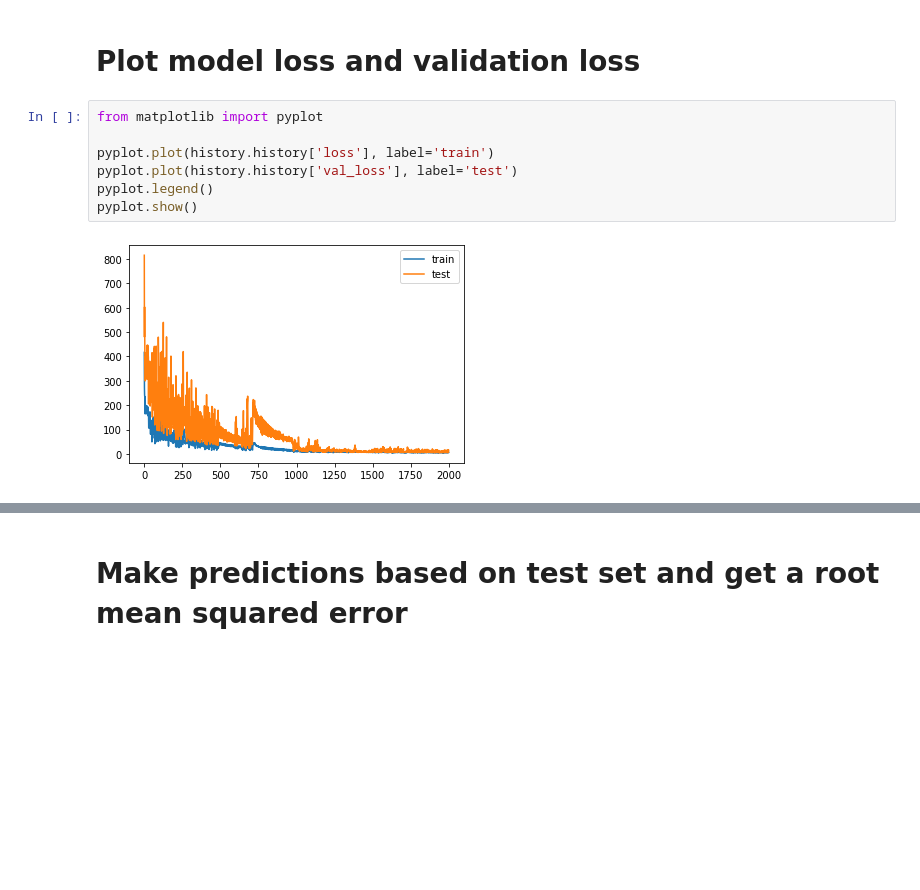
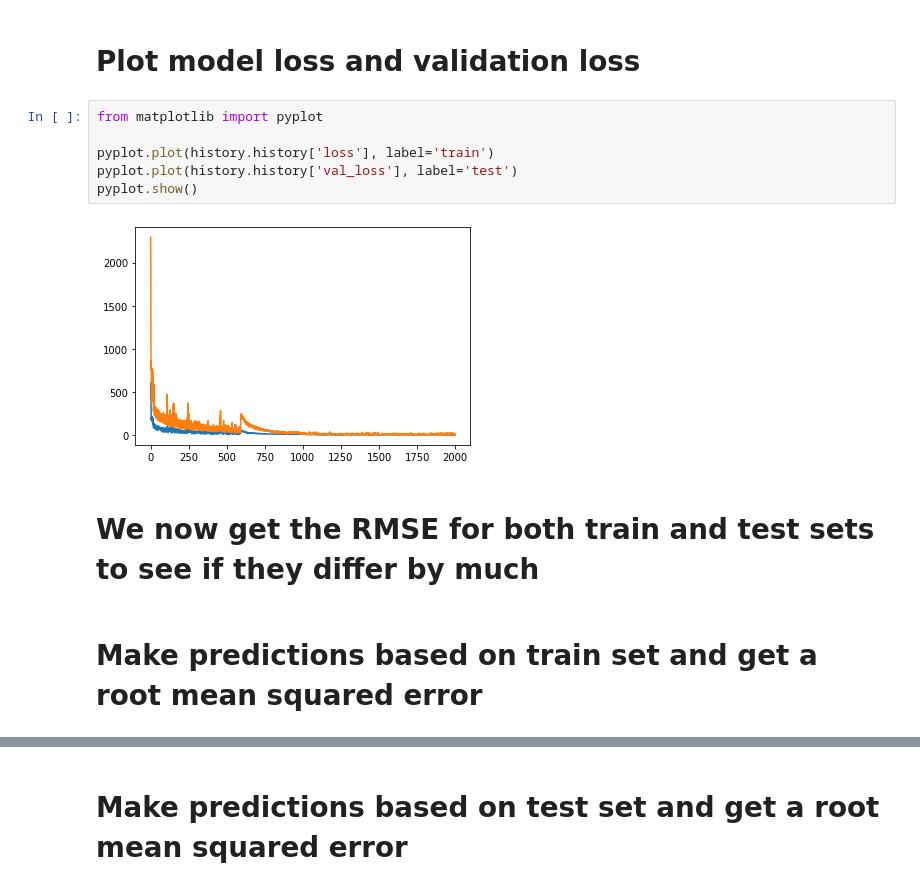
Before and after one commit to nnbaokhang/Descriptive-and-Predictive-Deep-Learning-Analytical-Tools-for-Enhanced-Bridge-Management, a Jupyter notebook: cnn_time_series_forecasting.ipynb, the cells around one changed output, grey strips where cells are left out. Saved outputs shown, nothing was run; the diff lists cells and outputs as text; blank space fills up the shorter version.

```diff
--- a/cnn_time_series_forecasting.ipynb
+++ b/cnn_time_series_forecasting.ipynb
@@ -181,9 +187,12 @@ Epoch 2000/2000
 # %%
 from matplotlib import pyplot
 
 pyplot.plot(history.history['loss'], label='train')
 pyplot.plot(history.history['val_loss'], label='test')
-pyplot.legend()
 pyplot.show()
 # %% [output]
-[figure, old version]
+[figure, new version]
+# %% [markdown]
+# We now get the RMSE for both train and test sets to see if they differ by much
+# %% [markdown]
+# Make predictions based on train set and get a root mean squared error
```
Also changed, not shown: parts of 12 cells of this notebook.
